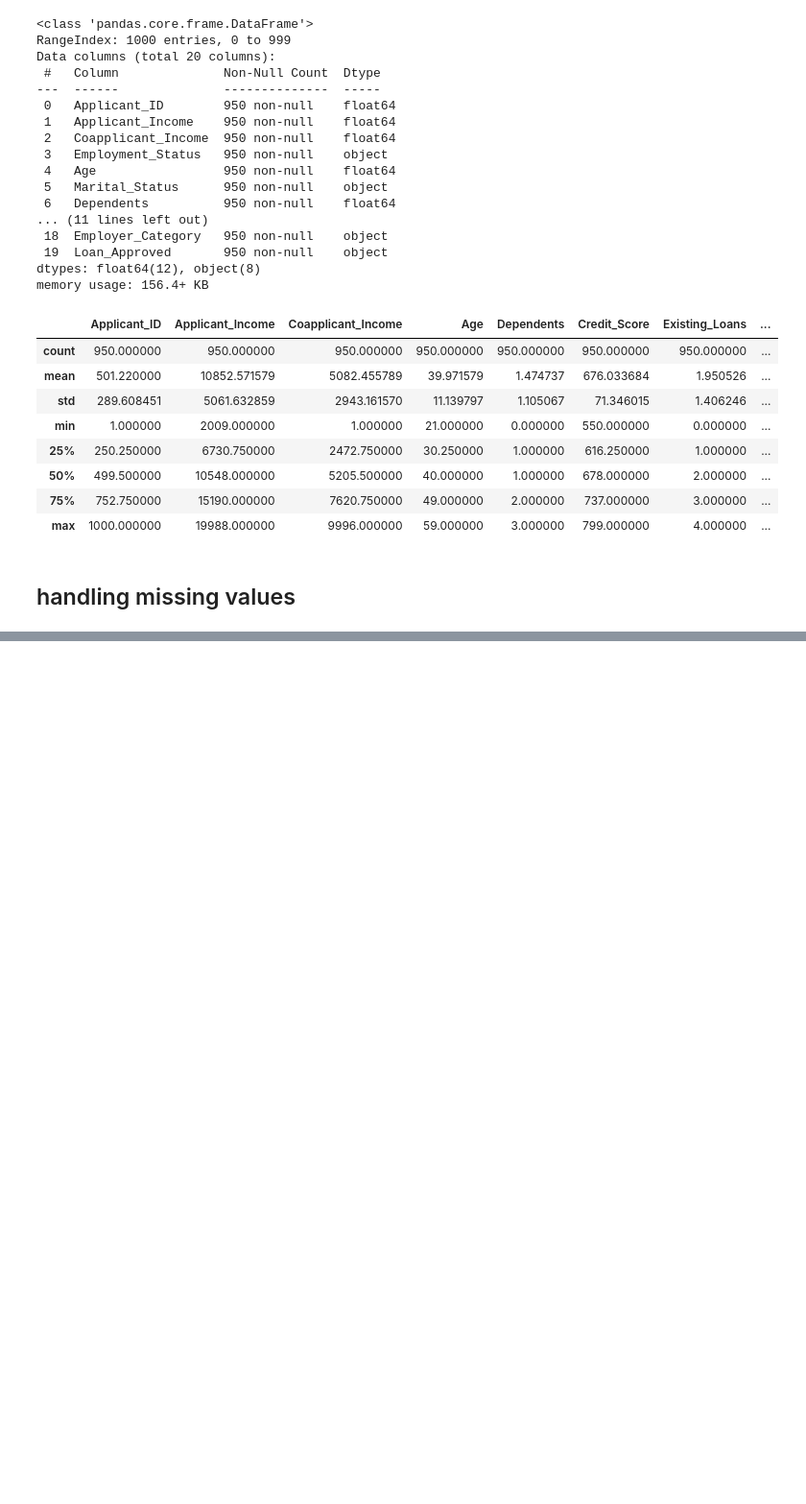
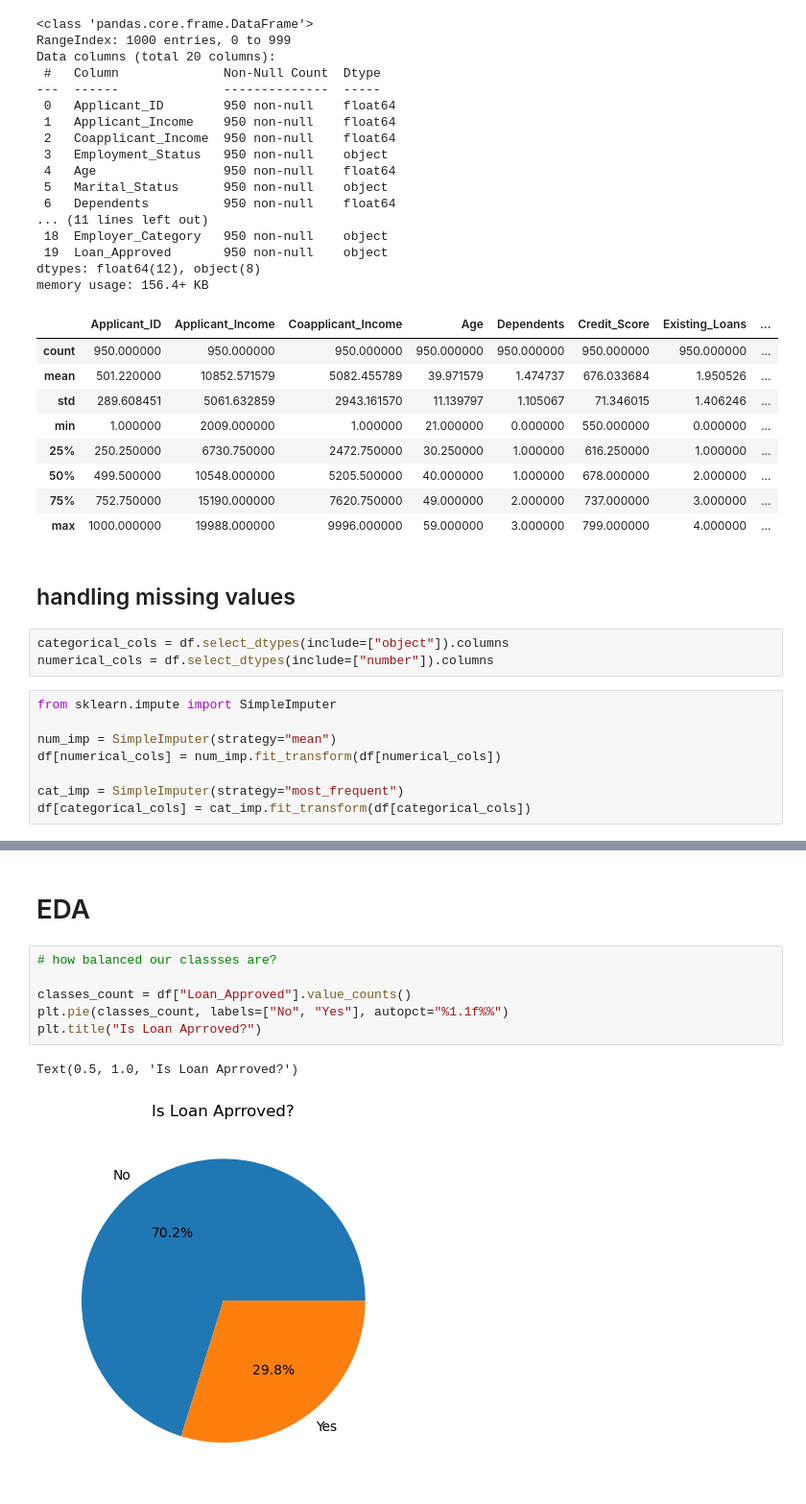
Before and after one commit to DevakiPatil1104/CreditWise-Loan-System, a Jupyter notebook: credit_wise.ipynb, the cells around one changed output, grey strips where cells are left out. Shown at 96% size. Drawn from its saved outputs; the diff is of its cells as text; blank space fills up the shorter version.

```diff
--- a/credit_wise.ipynb
+++ b/credit_wise.ipynb
@@ -40,3 +40,14 @@ memory usage: 156.4+ KB
 | max | 1000.000000 | 19988.000000 | 9996.000000 | 59.000000 | 3.000000 | 799.000000 | 4.000000 | ... |
 # %% [markdown]
 ## handling missing values
+# %%
+categorical_cols = df.select_dtypes(include=["object"]).columns
+numerical_cols = df.select_dtypes(include=["number"]).columns
+# %%
+from sklearn.impute import SimpleImputer
+
+num_imp = SimpleImputer(strategy="mean")
+df[numerical_cols] = num_imp.fit_transform(df[numerical_cols])
+
+cat_imp = SimpleImputer(strategy="most_frequent")
+df[categorical_cols] = cat_imp.fit_transform(df[categorical_cols])
@@ -42,0 +93,11 @@ memory usage: 156.4+ KB
+# %% [markdown]
+# EDA
+# %%
+# how balanced our classses are?
+
+classes_count = df["Loan_Approved"].value_counts()
+plt.pie(classes_count, labels=["No", "Yes"], autopct="%1.1f%%")
+plt.title("Is Loan Aprroved?")
+# %% [output]
+Text(0.5, 1.0, 'Is Loan Aprroved?')
+[figure, added]
```
Also changed, not shown: parts of 6 cells of this notebook.
